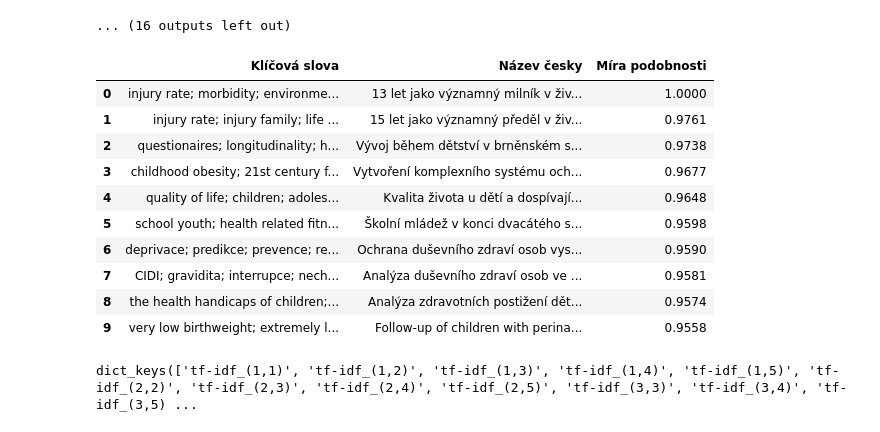
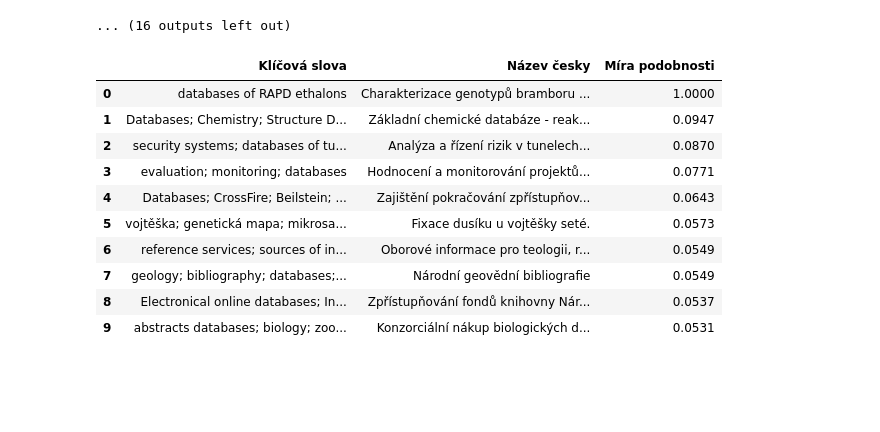
Before and after one commit to Fassty/mff, a Jupyter notebook: bachelor_thesis/notebooks/[Experiment] Project Similiarity.ipynb, the cells around one changed output. Saved outputs shown, nothing was run; the diff lists cells and outputs as text; code cells hidden in the pictures; blank space fills up the shorter version.

```diff
--- a/bachelor_thesis/notebooks/[Experiment] Project Similiarity.ipynb
+++ b/bachelor_thesis/notebooks/[Experiment] Project Similiarity.ipynb
@@ -214,40 +214,36 @@ fasttext_100_5
 | 49240 | Systém biotechnologického čistění... | 0.94938 |
 ... (16 outputs left out)
 # %%
-exp_name = 'tf_w2v_d2v_fast_eng_n_a_kwords_2'
+exp_name = 'd2v_w2v_kwords_nolemma'
 root_path = os.path.join('saved_models', exp_name)
 with open(os.path.join(root_path, 'vectors.pickle'), 'rb') as handle:
     vectors = pickle.load(handle)
 
 orig_df = pd.read_csv('../data/TACR_Starfos_isvav_project.csv')
 df = orig_df[exp_features[exp_name]]
 df = df[~df.isna().any(axis=1)]
 orig_df = orig_df.iloc[df.index]
 orig_df = orig_df.reset_index(drop=True)
 
-vecs = vectors['word2vec_25_10']
-idx = orig_df[orig_df['Název česky'] == '13 let jako významný milník v životě dětí - epidemiologická studie'].index
+vecs = vectors['tf-idf_(5,5)']
+idx = orig_df[orig_df['Název česky'] == 'Charakterizace genotypů bramboru metodou DNA fingerprintingu'].index
 source = vecs[idx]
 cos_sim = cosine_similarity(source, vecs)[0]
 idxs = cos_sim.argsort()[:-11:-1]
 
 temp_df = orig_df.iloc[idxs][['Klíčová slova', 'Název česky']].copy()
 temp_df['Míra podobnosti'] = cos_sim[idxs]
 temp_df['Míra podobnosti'] = temp_df['Míra podobnosti'].round(4)
 temp_df.reset_index(drop=True)
 # %% [output]
 |  | Klíčová slova | Název česky | Míra podobnosti |
-| 0 | injury rate; morbidity; environme... | 13 let jako významný milník v živ... | 1.0000 |
-| 1 | injury rate; injury family; life ... | 15 let jako významný předěl v živ... | 0.9761 |
-| 2 | questionaires; longitudinality; h... | Vývoj během dětství v brněnském s... | 0.9738 |
-| 3 | childhood obesity; 21st century f... | Vytvoření komplexního systému och... | 0.9677 |
-| 4 | quality of life; children; adoles... | Kvalita života u dětí a dospívají... | 0.9648 |
-| 5 | school youth; health related fitn... | Školní mládež v konci dvacátého s... | 0.9598 |
-| 6 | deprivace; predikce; prevence; re... | Ochrana duševního zdraví osob vys... | 0.9590 |
-| 7 | CIDI; gravidita; interrupce; nech... | Analýza duševního zdraví osob ve ... | 0.9581 |
-| 8 | the health handicaps of children;... | Analýza zdravotních postižení dět... | 0.9574 |
-| 9 | very low birthweight; extremely l... | Follow-up of children with perina... | 0.9558 |
+| 0 | databases of RAPD ethalons | Charakterizace genotypů bramboru ... | 1.0000 |
+| 1 | Databases; Chemistry; Structure D... | Základní chemické databáze - reak... | 0.0947 |
+| 2 | security systems; databases of tu... | Analýza a řízení rizik v tunelech... | 0.0870 |
+| 3 | evaluation; monitoring; databases | Hodnocení a monitorování projektů... | 0.0771 |
+| 4 | Databases; CrossFire; Beilstein; ... | Zajištění pokračování zpřístupňov... | 0.0643 |
+| 5 | vojtěška; genetická mapa; mikrosa... | Fixace dusíku u vojtěšky seté. | 0.0573 |
+| 6 | reference services; sources of in... | Oborové informace pro teologii, r... | 0.0549 |
+| 7 | geology; bibliography; databases;... | Národní geovědní bibliografie | 0.0549 |
+| 8 | Electronical online databases; In... | Zpřístupňování fondů knihovny Nár... | 0.0537 |
+| 9 | abstracts databases; biology; zoo... | Konzorciální nákup biologických d... | 0.0531 |
-# %%
-vectors.keys()
-# %% [output]
-dict_keys(['tf-idf_(1,1)', 'tf-idf_(1,2)', 'tf-idf_(1,3)', 'tf-idf_(1,4)', 'tf-idf_(1,5)', 'tf-idf_(2,2)', 'tf-idf_(2,3)', 'tf-idf_(2,4)', 'tf-idf_(2,5)', 'tf-idf_(3,3)', 'tf-idf_(3,4)', 'tf-idf_(3,5) ...
```
Also changed, not shown: parts of 9 cells of this notebook, 14 other files.
